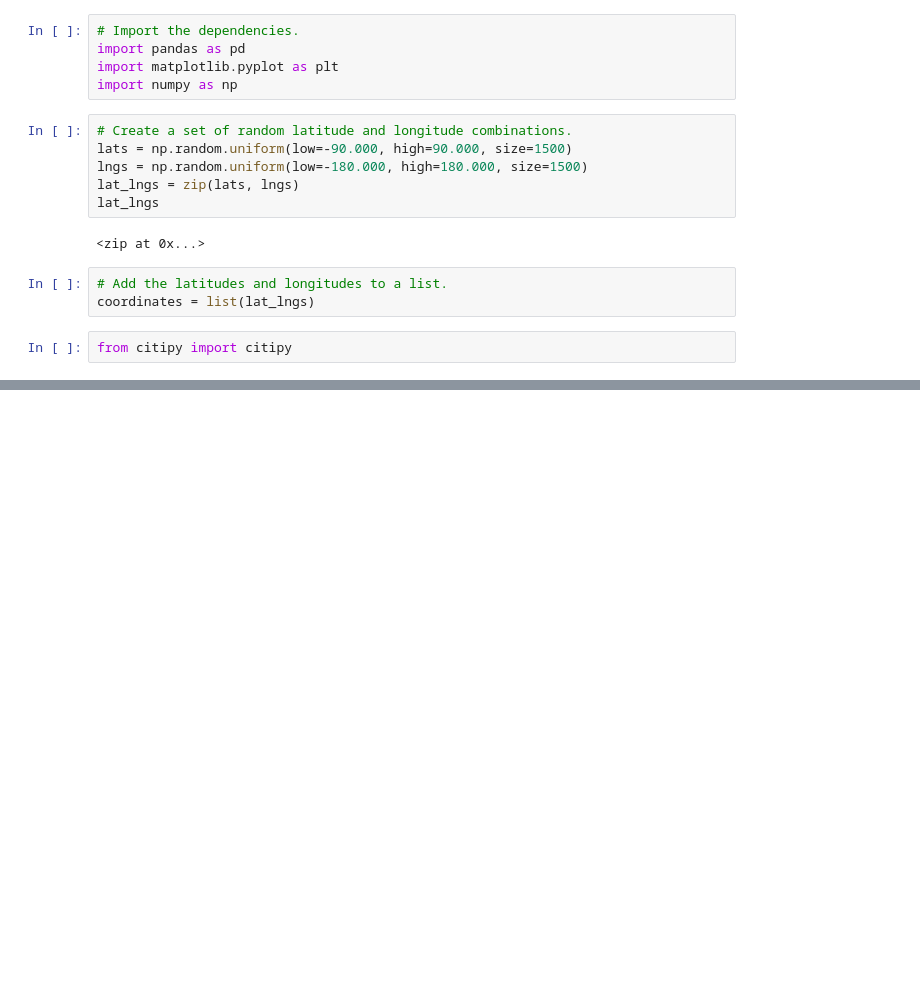
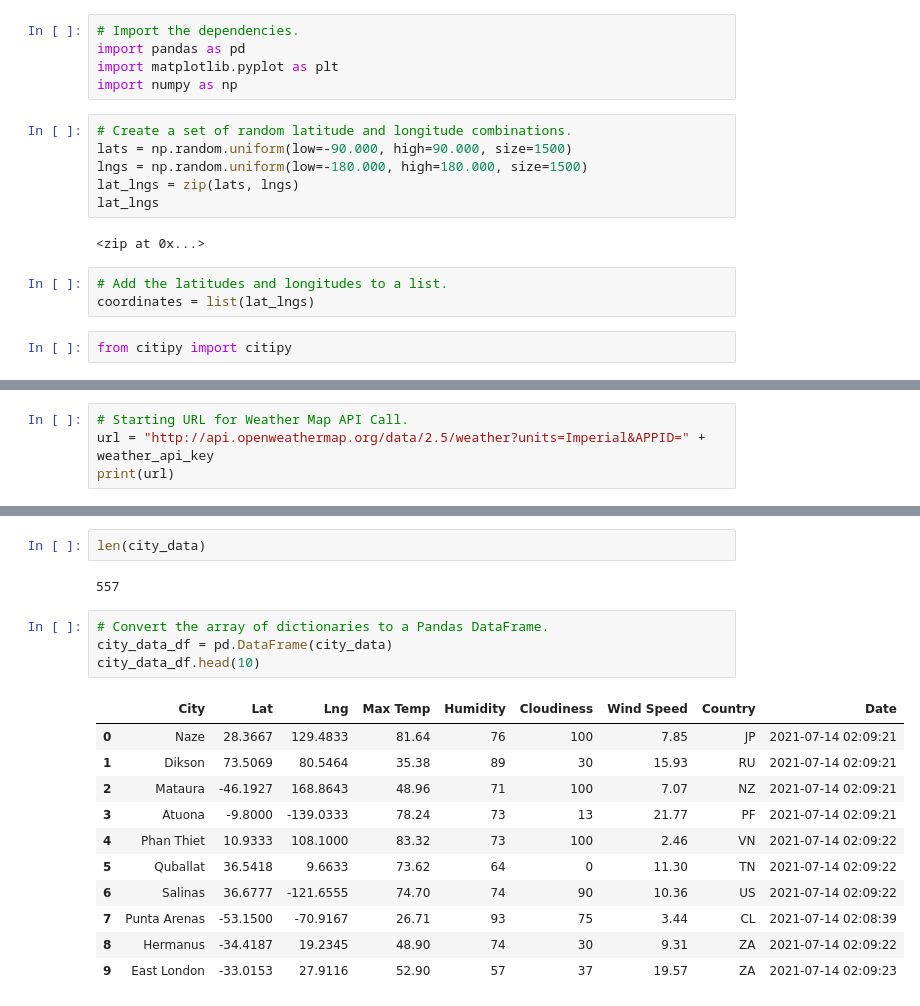
Before and after one commit to ChelseaLangford/-World_Weather_Analysis, a Jupyter notebook: WeatherPy.ipynb, the cells around one changed output, grey strips where cells are left out. Cells and saved outputs as stored; diff of their text form; blank space fills up the shorter version.

Commit message:
Modifying .gitignore and updating WeatherPy file.

```diff
--- a/WeatherPy.ipynb
+++ b/WeatherPy.ipynb
@@ -32,0 +39,4 @@ len(cities)
+# %%
+# Starting URL for Weather Map API Call.
+url = "http://api.openweathermap.org/data/2.5/weather?units=Imperial&APPID=" + weather_api_key
+print(url)
@@ -32,0 +126,20 @@ len(cities)
+# %%
+len(city_data)
+# %% [output]
+557
+# %%
+# Convert the array of dictionaries to a Pandas DataFrame.
+city_data_df = pd.DataFrame(city_data)
+city_data_df.head(10)
+# %% [output]
+|  | City | Lat | Lng | Max Temp | Humidity | Cloudiness | Wind Speed | Country | Date |
+| 0 | Naze | 28.3667 | 129.4833 | 81.64 | 76 | 100 | 7.85 | JP | 2021-07-14 02:09:21 |
+| 1 | Dikson | 73.5069 | 80.5464 | 35.38 | 89 | 30 | 15.93 | RU | 2021-07-14 02:09:21 |
+| 2 | Mataura | -46.1927 | 168.8643 | 48.96 | 71 | 100 | 7.07 | NZ | 2021-07-14 02:09:21 |
+| 3 | Atuona | -9.8000 | -139.0333 | 78.24 | 73 | 13 | 21.77 | PF | 2021-07-14 02:09:21 |
+| 4 | Phan Thiet | 10.9333 | 108.1000 | 83.32 | 73 | 100 | 2.46 | VN | 2021-07-14 02:09:22 |
+| 5 | Quballat | 36.5418 | 9.6633 | 73.62 | 64 | 0 | 11.30 | TN | 2021-07-14 02:09:22 |
+| 6 | Salinas | 36.6777 | -121.6555 | 74.70 | 74 | 90 | 10.36 | US | 2021-07-14 02:09:22 |
+| 7 | Punta Arenas | -53.1500 | -70.9167 | 26.71 | 93 | 75 | 3.44 | CL | 2021-07-14 02:08:39 |
+| 8 | Hermanus | -34.4187 | 19.2345 | 48.90 | 74 | 30 | 9.31 | ZA | 2021-07-14 02:09:22 |
+| 9 | East London | -33.0153 | 27.9116 | 52.90 | 57 | 37 | 19.57 | ZA | 2021-07-14 02:09:23 |
```
Also changed, not shown: parts of 8 cells of this notebook, 3 other files.
